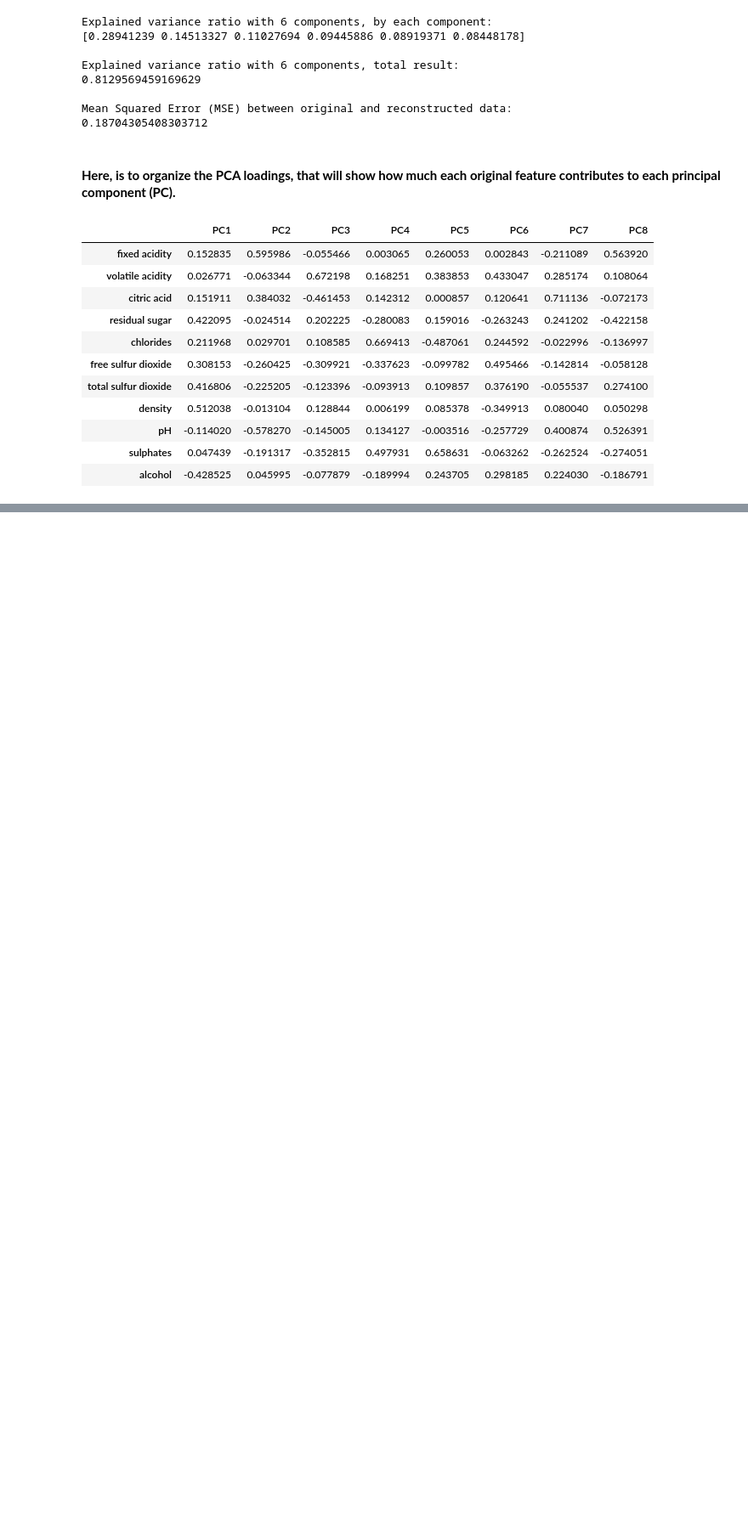
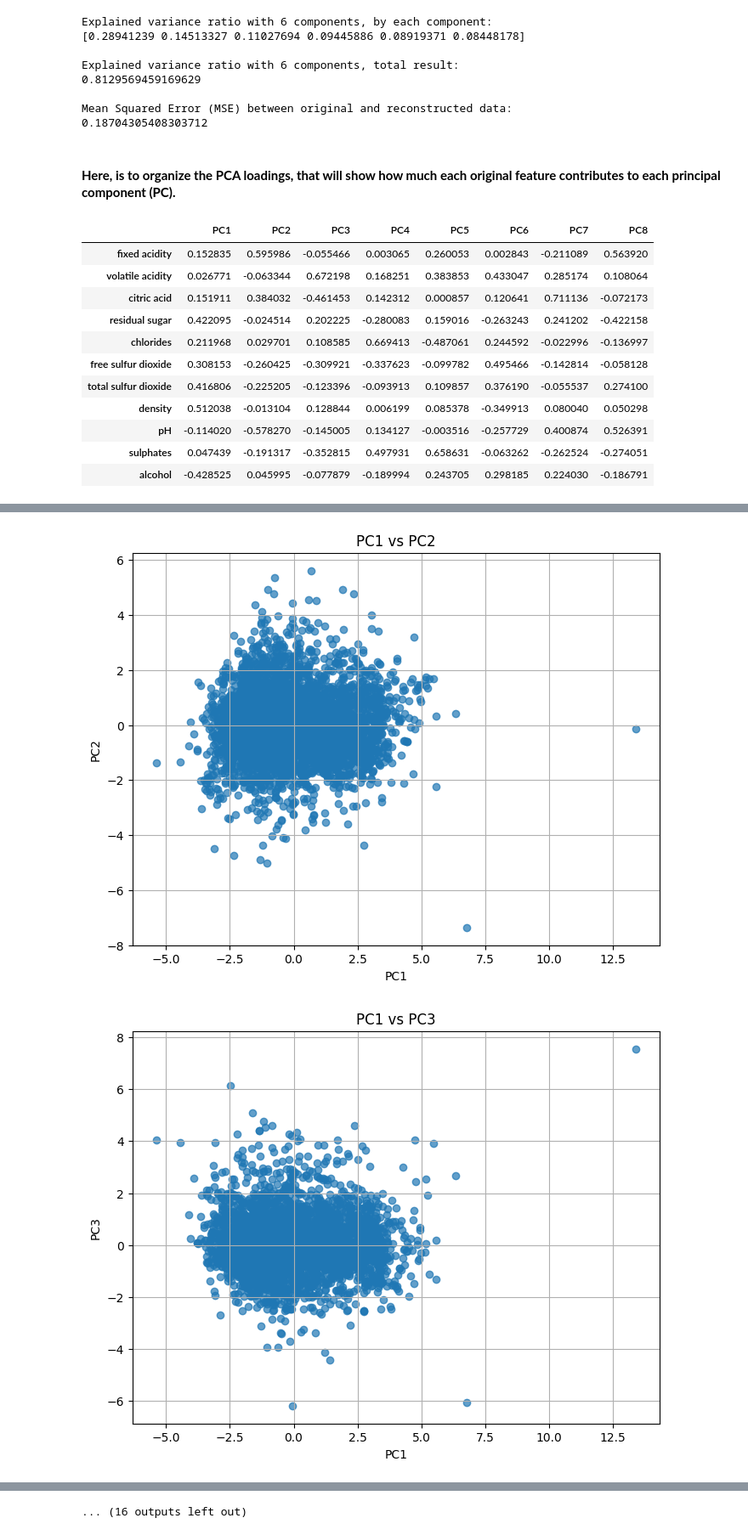
Before and after one commit to adewunmi2/AdvDataAnalytics2024, a Jupyter notebook: ExerciseProject3/Ex_regression_PCA.ipynb, the cells around one changed output, grey strips where cells are left out. Shown at 85% size. Saved outputs shown, nothing was run; the diff lists cells and outputs as text; code cells hidden in the pictures; blank space fills up the shorter version.

```diff
--- a/ExerciseProject3/Ex_regression_PCA.ipynb
+++ b/ExerciseProject3/Ex_regression_PCA.ipynb
@@ -228,0 +270,22 @@ residual sugar is strongly associated with the PC1 and PC8 while the following P
+# %%
+# Finding noise from the data (PCs)
+# helper function to compare and visualize PC-variables
+def plot_pca_pairs(pca_result, components):
+    num_c = pca_result.shape[1]
+
+    # process each pair of PC-variables
+    for i in range(num_c):
+        for j in range(i + 1, num_c):
+            plt.figure(figsize=(8, 6))
+            plt.scatter(pca_result[:, i], pca_result[:, j], alpha=0.7)
+            plt.title(f"PC{i+1} vs PC{j+1}")
+            plt.xlabel(f"PC{i+1}")
+            plt.ylabel(f"PC{j+1}")
+            plt.grid(True)
+            plt.show()
+
+
+plot_pca_pairs(X_pca, pca.components_)
+# %% [output]
+[figure, added]
+[figure, added]
@@ -228,0 +302 @@ residual sugar is strongly associated with the PC1 and PC8 while the following P
+... (16 outputs left out)
```
Also changed, not shown: parts of 5 cells of this notebook.
